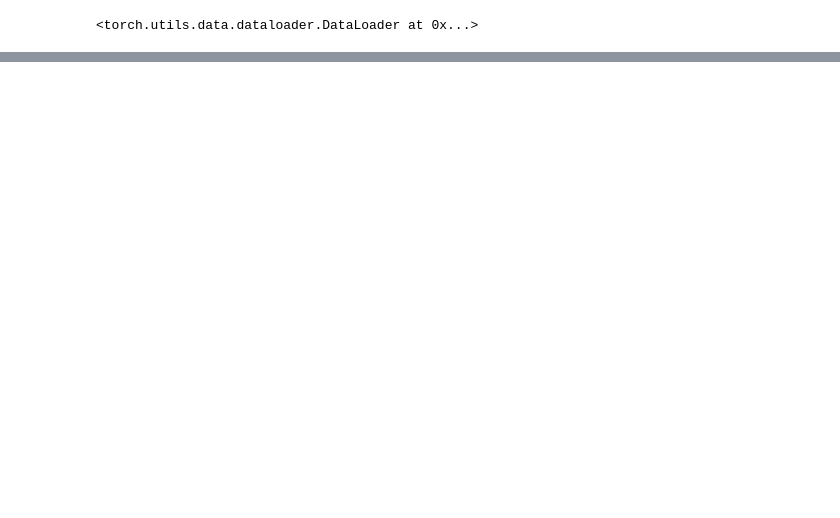
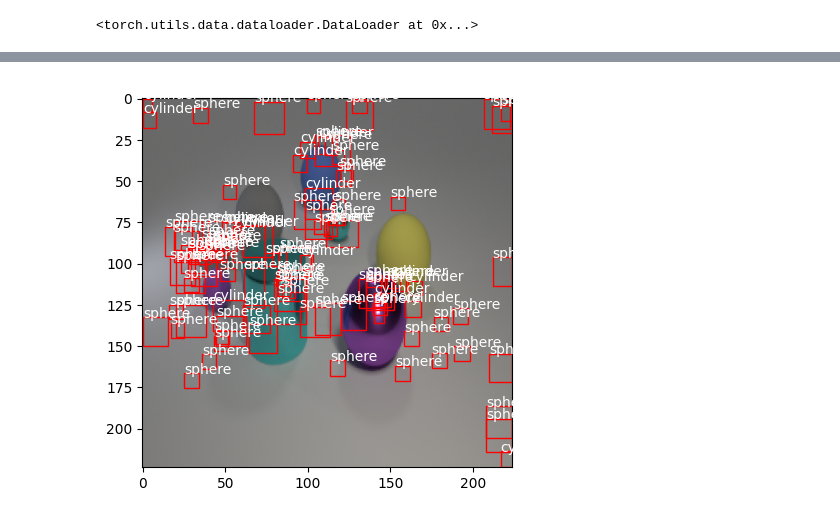
Before and after one commit to smb-h/iirbctf, a Jupyter notebook: notebooks/faster_rcnn_torch.ipynb, the cells around one changed output, grey strips where cells are left out. Cells and saved outputs as stored; diff of their text form; code cells hidden in the pictures; blank space fills up the shorter version.

```diff
--- a/notebooks/faster_rcnn_torch.ipynb
+++ b/notebooks/faster_rcnn_torch.ipynb
@@ -420,5 +304,5 @@ plot_bbox(img, target)
 # %%
-num_classes = len(test.classes)
+num_classes = len(dataset_valid.classes)
 num_classes
 # %% [output]
 3
@@ -505,3 +377,8 @@ lr_scheduler = torch.optim.lr_scheduler.StepLR(optimizer, step_size=3, gamma=0.1
+# %%
+pred['boxes'] = pred['boxes'].detach().cpu().numpy()
+plot_bbox(img, pred)
+# %% [output]
+[figure, added]
 # %%
 def is_dist_avail_and_initialized():
     if not dist.is_available():
```
Also changed, not shown: parts of 29 cells of this notebook, 1 other file.
